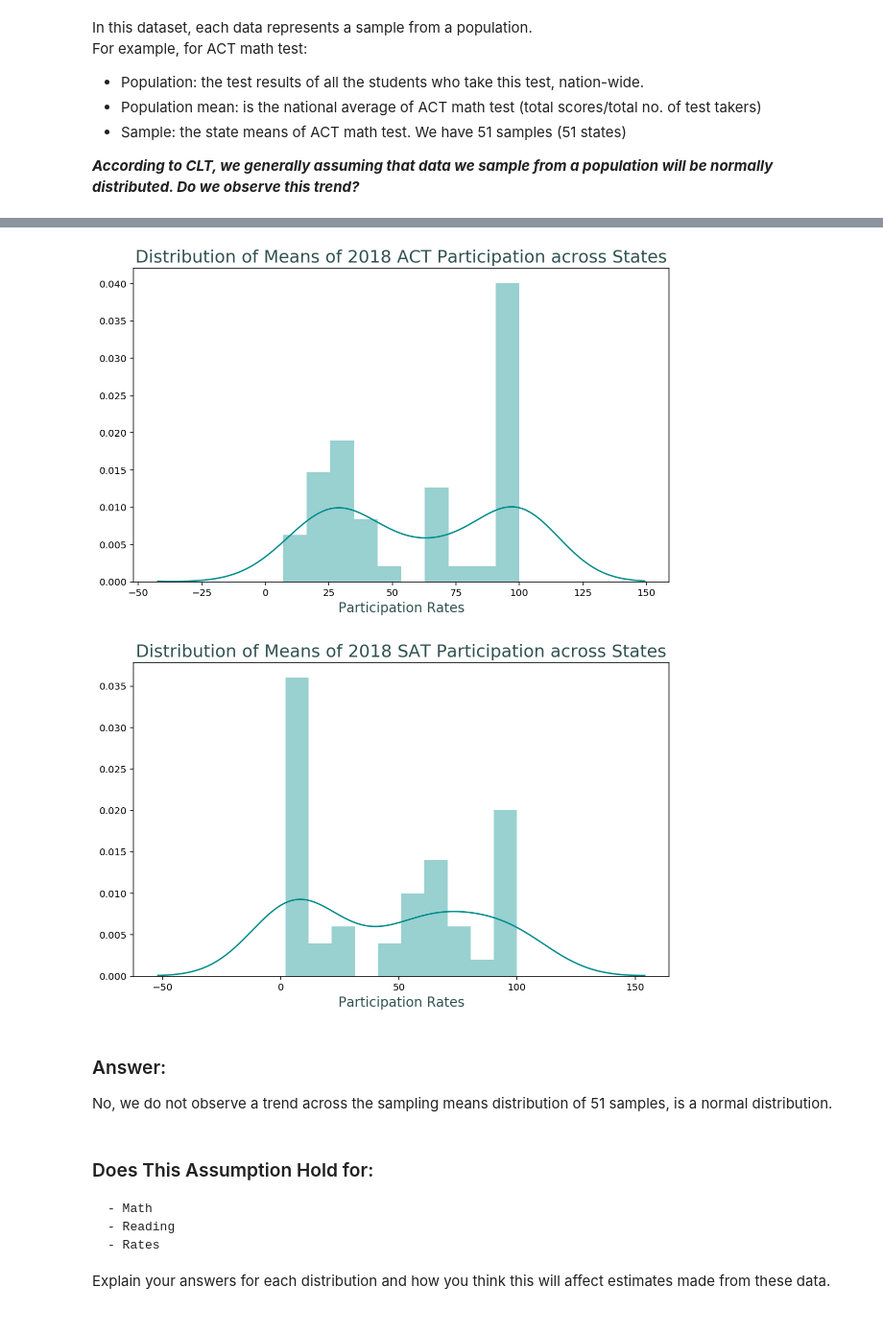
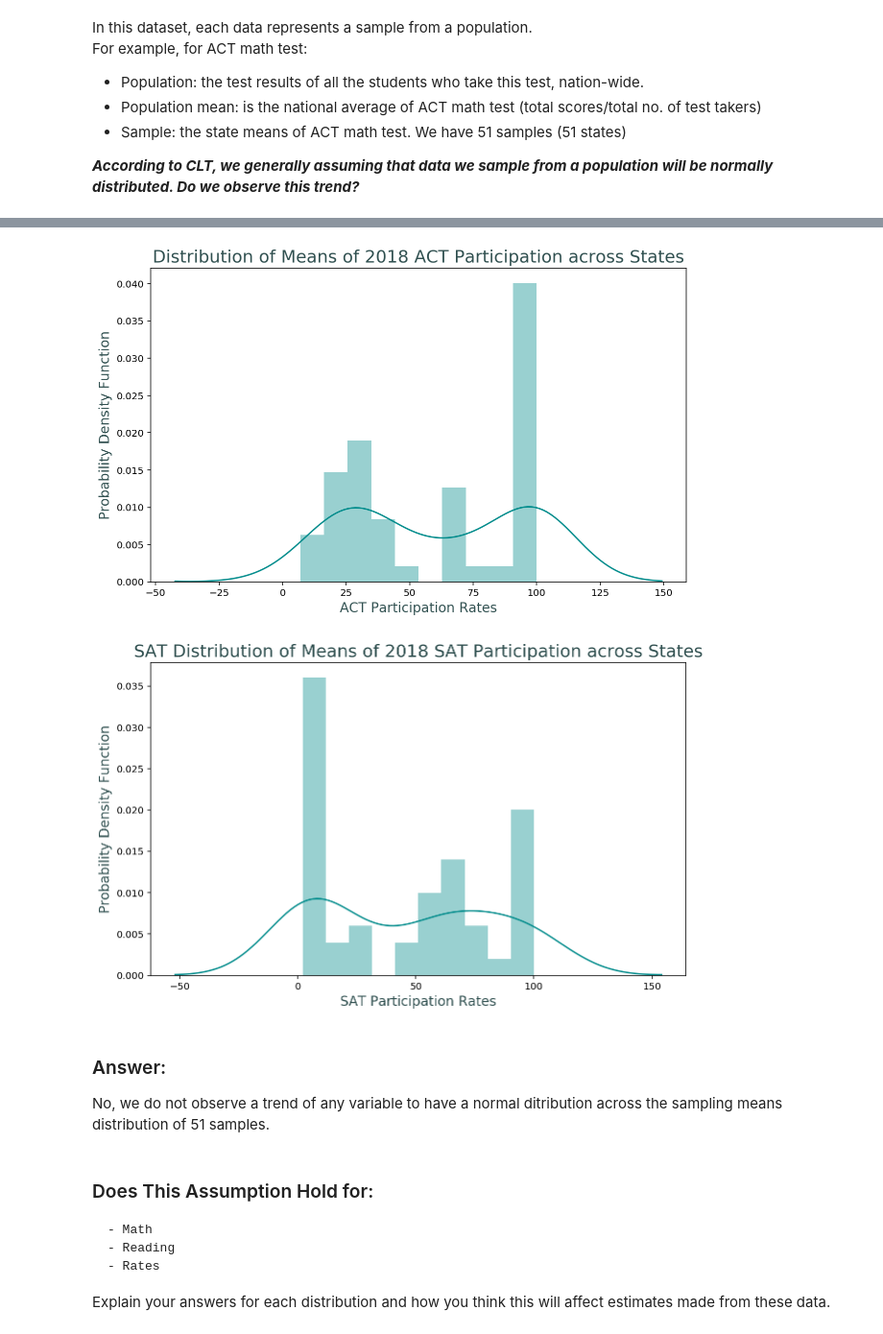
Before and after one commit to sherlocknow/dsiprojects, a Jupyter notebook: project_1/code/Vikas_Kalia_Project_1_final.ipynb, the cells around one changed output, grey strips where cells are left out. Shown at 96% size. Drawn from its saved outputs; the diff is of its cells as text; code cells hidden in the pictures.

```diff
--- a/project_1/code/Vikas_Kalia_Project_1_final.ipynb
+++ b/project_1/code/Vikas_Kalia_Project_1_final.ipynb
@@ -1413,20 +1441,22 @@ ax.set_xlabel('Mean Scores',color=my_label_col, fontsize = my_label_font);
 fig, ax = plt.subplots(figsize=(10,6))
 ax = sns.distplot(sat_act_final['act18_participation'],bins = 10, color=my_graph_col);
 ax.set_title('Distribution of Means of 2018 ACT Participation across States',color = my_title_col,fontsize = my_title_font);
-ax.set_xlabel('Participation Rates',color=my_label_col, fontsize = my_label_font);
+ax.set_xlabel('ACT Participation Rates',color=my_label_col, fontsize = my_label_font);
+ax.set_ylabel('Probability Density Function',color=my_label_col, fontsize = my_label_font);
 # %% [output]
-[figure, old version]
+[figure, new version]
 # %%
 # Draw distribution plot for mean of 2018 SAT Participation rate
 fig, ax = plt.subplots(figsize=(10,6))
 ax = sns.distplot(sat_act_final['sat18_participation'],bins = 10, color=my_graph_col);
-ax.set_title('Distribution of Means of 2018 SAT Participation across States',color = my_title_col,fontsize = my_title_font);
-ax.set_xlabel('Participation Rates',color=my_label_col, fontsize = my_label_font);
+ax.set_title('SAT Distribution of Means of 2018 SAT Participation across States',color = my_title_col,fontsize = my_title_font);
+ax.set_xlabel('SAT Participation Rates',color=my_label_col, fontsize = my_label_font);
+ax.set_ylabel('Probability Density Function',color=my_label_col, fontsize = my_label_font);
 # %% [output]
-[figure, old version]
+[figure, new version]
 # %% [markdown]
 ### Answer:
-No, we do not observe a trend across the sampling means distribution of 51 samples, is a normal distribution.
+No, we do not observe a trend of any variable to have a normal ditribution across the sampling means distribution of 51 samples.
 # %% [markdown]
 ### Does This Assumption Hold for:
     - Math
```
Also changed, not shown: parts of 47 cells of this notebook, 1 other file.
